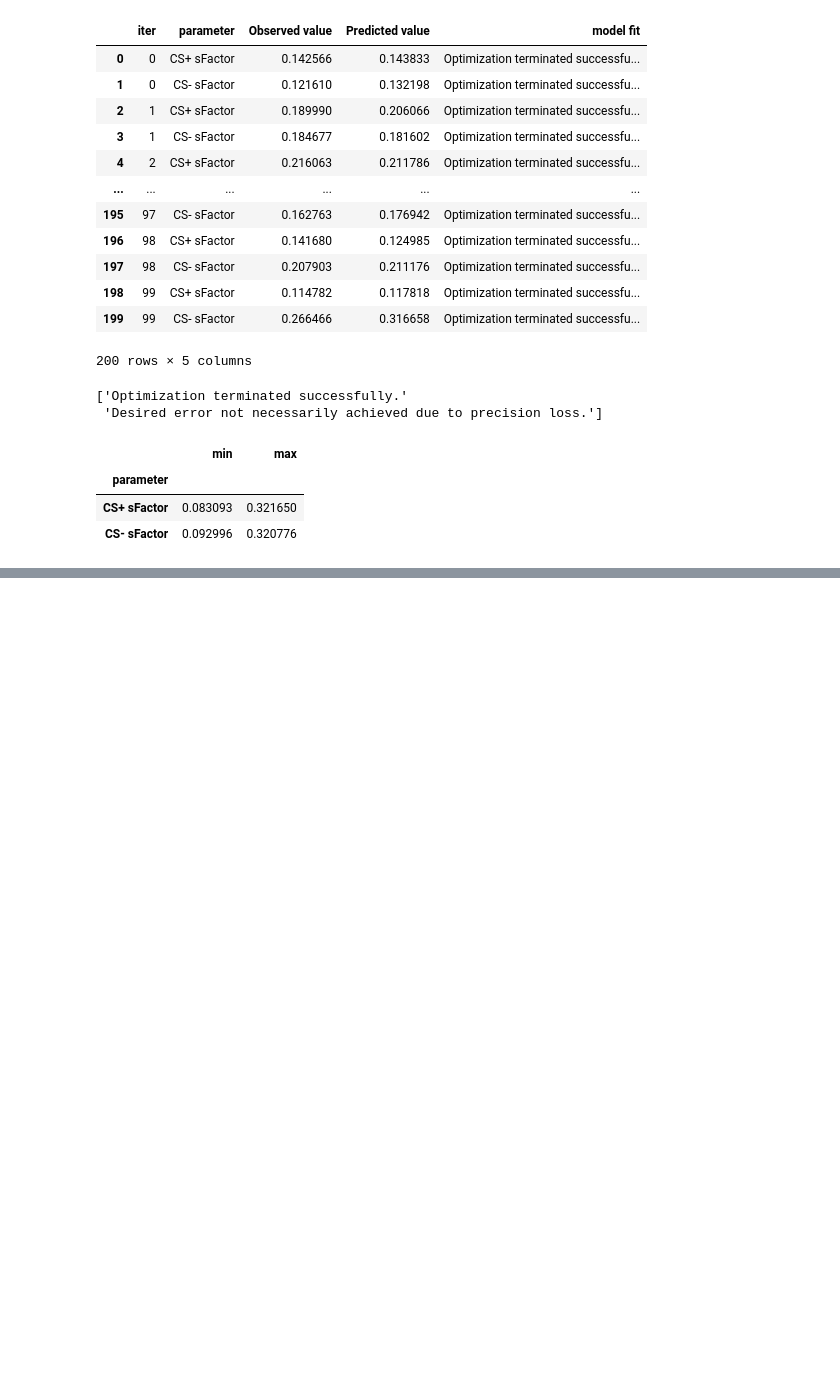
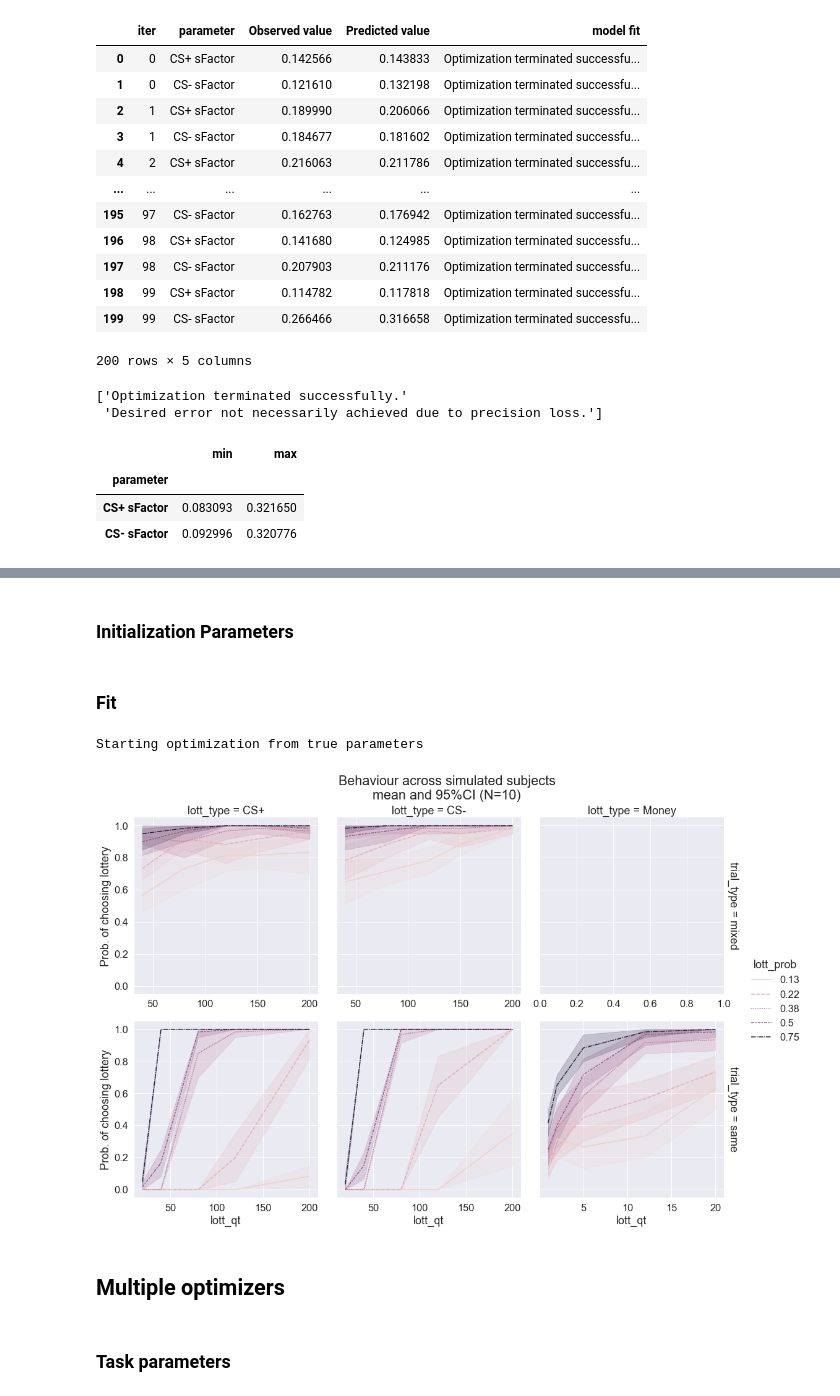
Before and after one commit to ffviana/nutreconDrive, a Jupyter notebook: 3. Analysis/nutrecon_simulation.ipynb, the cells around one changed output, grey strips where cells are left out. Drawn from its saved outputs; the diff is of its cells as text; code cells hidden in the pictures; blank space fills up the shorter version.

```diff
--- a/3. Analysis/nutrecon_simulation.ipynb
+++ b/3. Analysis/nutrecon_simulation.ipynb
@@ -1749,0 +1047,63 @@ fig.show()
+# %% [markdown]
+### Initialization Parameters
+# %%
+alphaMoney0 = 1
+alphaCplus0 = 1
+alphaCminus0 = 1
+st_betaMoney0 = 1 # also used in model with only one beta
+st_betaCplus0 = 1
+st_betaCminus0 = 1
+mt_betaCplus0 = 1
+mt_betaCminus0 = 1
+sFactorCplus0 = 1
+sFactorCminus0= 1
+
+
+x0_10params = (alphaMoney0, alphaCplus0, alphaCminus0,
+      st_betaMoney0, st_betaCplus0, st_betaCminus0, mt_betaCplus0, mt_betaCminus0,
+      sFactorCplus0, sFactorCminus0)
+
+x0_6params = (alphaMoney0, alphaCplus0, alphaCminus0,
+      st_betaMoney0,
+      sFactorCplus0, sFactorCminus0)
+# %% [markdown]
+### Fit
+# %%
+# INPUTS
+allTrials_df = allTrials_df.copy()
+N_subs = 10
+x0 = x0_6params
+#                         (mean, sd)
+mean_std_st_money_alpha = (0.7, 0.1)
+mean_std_st_cPlus_alpha = (0.8, 0.1)
+mean_std_st_cMinus_alpha = (0.8, 0.1)
+mean_std_st_money_beta = (1.8, 0.3)
+mean_std_st_cPlus_beta = mean_std_st_money_beta
+mean_std_st_cMinus_beta = mean_std_st_money_beta
+mean_std_mt_cPlus_beta = mean_std_st_money_beta
+mean_std_mt_cMinus_beta = mean_std_st_money_beta
+mean_std_cPlus_sFactor = (.2, 0.05)
+mean_std_cMinus_sFactor = mean_std_cPlus_sFactor
+
+startFromBehaviour = False
+plot_behaviour = True
+output = 'long_flags'
+
+(st_pars, mt_pars,
+ st_estPars, mt_estPars,
+ st_hessians, mt_hessians,
+ st_iterParams_df, mt_iterParams_df,
+ st_flags, mt_flags) = sim.simANDfit_multiParticipants(allTrials_df, N_subs, x0,
+                                    mean_std_st_money_alpha, mean_std_st_cPlus_alpha, mean_std_st_cMinus_alpha,
+                                    mean_std_st_money_beta, mean_std_st_cPlus_beta, mean_std_st_cMinus_beta,
+                                    mean_std_mt_cPlus_beta, mean_std_mt_cMinus_beta,
+                                    mean_std_cPlus_sFactor, mean_std_cMinus_sFactor,
+                                    plot_behaviour = plot_behaviour, startFromBehaviour = startFromBehaviour,
+                                    output = output)
+# %% [output]
+Starting optimization from true parameters
+[figure, added]
+# %% [markdown]
+## Multiple optimizers
+# %% [markdown]
+### Task parameters
```
Also changed, not shown: parts of 26 cells of this notebook, 3 other files.
